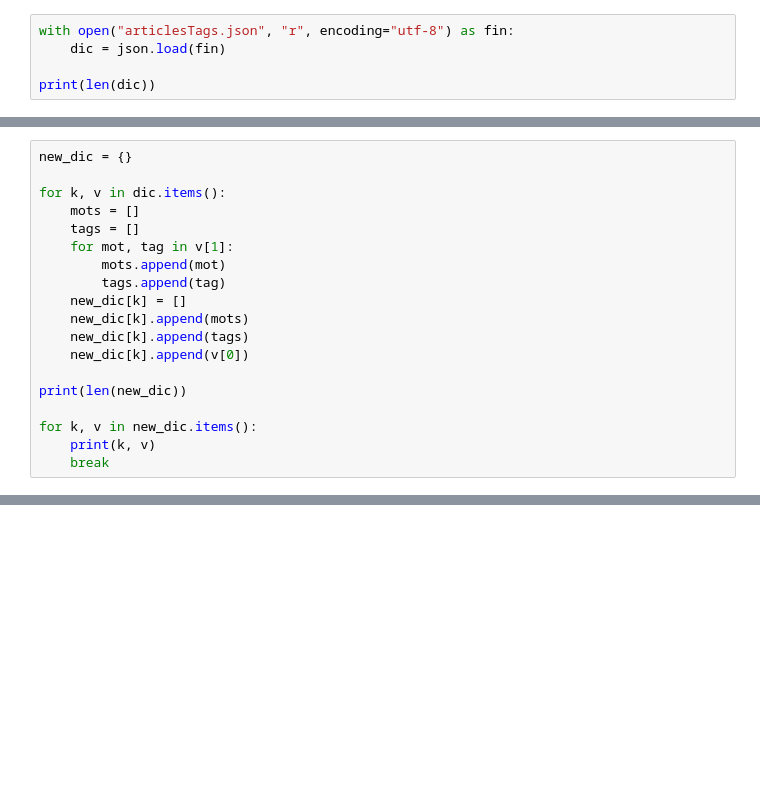
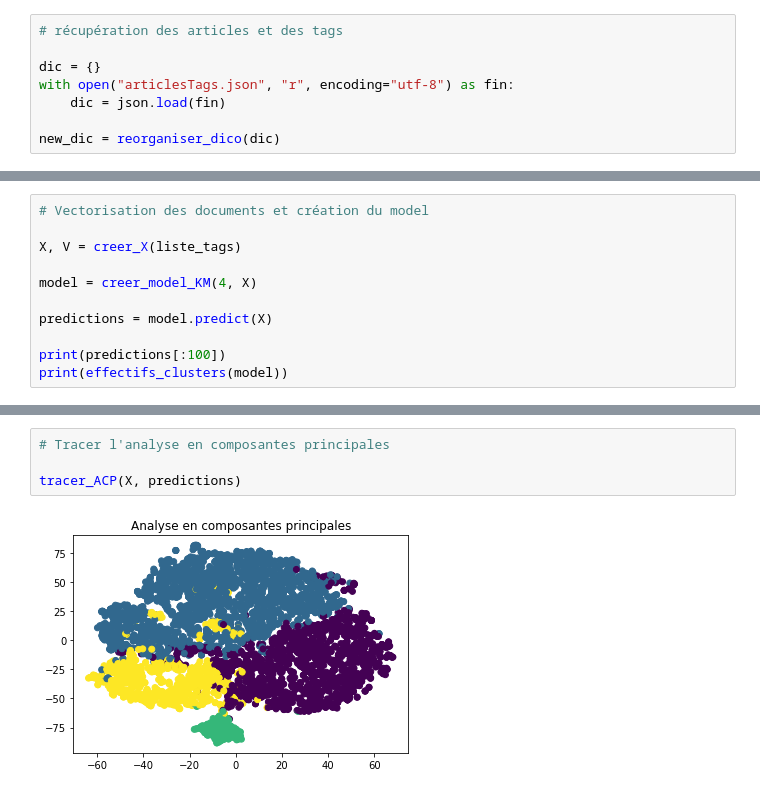
Before and after one commit to Hiebel/stylometrie_2021, a Jupyter notebook: Clustering.ipynb, the cells around one changed output, grey strips where cells are left out. Cells and saved outputs as stored; diff of their text form; blank space fills up the shorter version.

```diff
--- a/Clustering.ipynb
+++ b/Clustering.ipynb
@@ -34,5 +3,8 @@ def reorganiser_dico(dico):
 # %%
+# récupération des articles et des tags
+
+dic = {}
 with open("articlesTags.json", "r", encoding="utf-8") as fin:
     dic = json.load(fin)
 
-print(len(dic))
+new_dic = reorganiser_dico(dic)
@@ -42,19 +10,0 @@ print(len(dic))
-# %%
-new_dic = {}
-
-for k, v in dic.items():
-    mots = []
-    tags = []
-    for mot, tag in v[1]:
-        mots.append(mot)
-        tags.append(tag)
-    new_dic[k] = []
-    new_dic[k].append(mots)
-    new_dic[k].append(tags)
-    new_dic[k].append(v[0])
-
-print(len(new_dic))
-
-for k, v in new_dic.items():
-    print(k, v)
-    break
@@ -113,0 +25,11 @@ print(all_predictions[:100])
+# %%
+# Vectorisation des documents et création du model
+
+X, V = creer_X(liste_tags)
+
+model = creer_model_KM(4, X)
+
+predictions = model.predict(X)
+
+print(predictions[:100])
+print(effectifs_clusters(model))
@@ -113,0 +77,6 @@ print(all_predictions[:100])
+# %%
+# Tracer l'analyse en composantes principales
+
+tracer_ACP(X, predictions)
+# %% [output]
+[figure, added]
```
Also changed, not shown: parts of 19 cells of this notebook, 6 other files.
